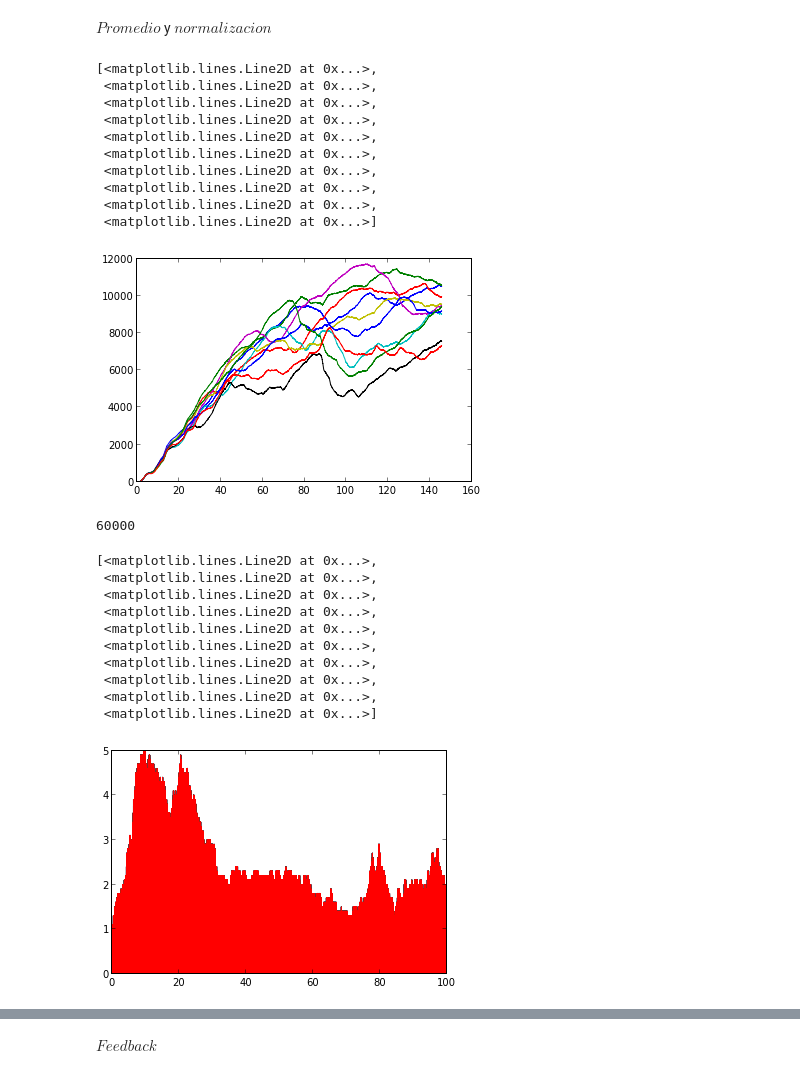
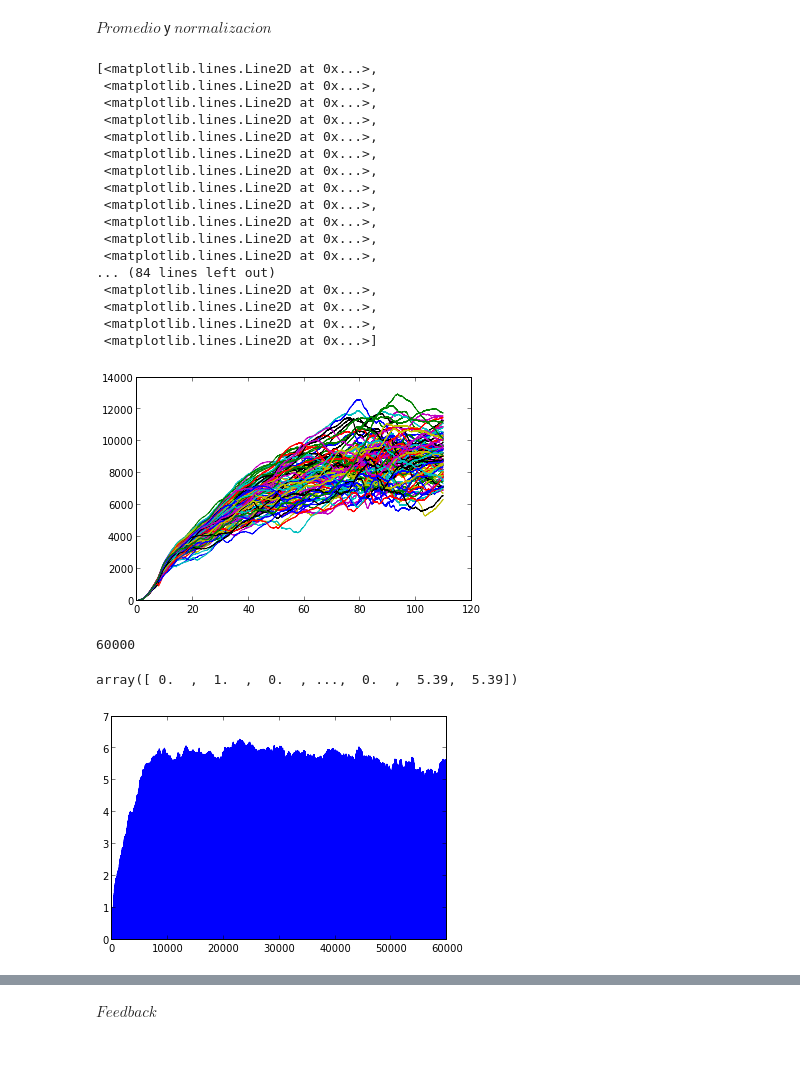
Before and after one commit to nana0220/Biologia-Sintetica, a Jupyter notebook: Simulacion Guillespie.ipynb, the cells around one changed output, grey strips where cells are left out. Drawn from its saved outputs; the diff is of its cells as text; code cells hidden in the pictures.

```diff
--- a/Simulacion Guillespie.ipynb
+++ b/Simulacion Guillespie.ipynb
@@ -7,7 +8,7 @@ kr=1.0
 gr=1.0/5.0
 kp=60.0
 gp=1.0/30.0
-cells=10
+cells=100
 n=60000
 K=2000
 rna=zeros((n,cells))
@@ -61,8 +62,15 @@ plot(T,prot)
  <matplotlib.lines.Line2D at 0x...>,
  <matplotlib.lines.Line2D at 0x...>,
  <matplotlib.lines.Line2D at 0x...>,
+ <matplotlib.lines.Line2D at 0x...>,
+ <matplotlib.lines.Line2D at 0x...>,
+ <matplotlib.lines.Line2D at 0x...>,
+... (84 lines left out)
+ <matplotlib.lines.Line2D at 0x...>,
+ <matplotlib.lines.Line2D at 0x...>,
+ <matplotlib.lines.Line2D at 0x...>,
  <matplotlib.lines.Line2D at 0x...>]
-[figure, old version]
+[figure, new version]
 # %%
 #Renormalización
 
@@ -86,28 +94,20 @@ size(t_norm)
 # %% [output]
 60000
 # %%
-rna_prom=zeros((60000,cells))
-prot_prom=zeros((60000,cells))
+rna_prom=zeros(60000)
+prot_prom=zeros(60000)
 
 for k in range(0,60000):
    rna_prom[k]=mean(rna_norm[k,:])
 
 for k in range(0,60000):
    prot_prom[k]=mean(prot_norm[k,:])
 
-plot(t_norm,rna_prom)
+plot(rna_prom)
+rna_prom
 # %% [output]
-[<matplotlib.lines.Line2D at 0x...>,
- <matplotlib.lines.Line2D at 0x...>,
- <matplotlib.lines.Line2D at 0x...>,
- <matplotlib.lines.Line2D at 0x...>,
- <matplotlib.lines.Line2D at 0x...>,
- <matplotlib.lines.Line2D at 0x...>,
- <matplotlib.lines.Line2D at 0x...>,
- <matplotlib.lines.Line2D at 0x...>,
- <matplotlib.lines.Line2D at 0x...>,
- <matplotlib.lines.Line2D at 0x...>]
+array([ 0.  ,  1.  ,  0.  , ...,  0.  ,  5.39,  5.39])
-[figure, old version]
+[figure, new version]
 # %%
 plot(t_norm,prot_prom)
 # %% [output]
```
Also changed, not shown: parts of 9 cells of this notebook.
